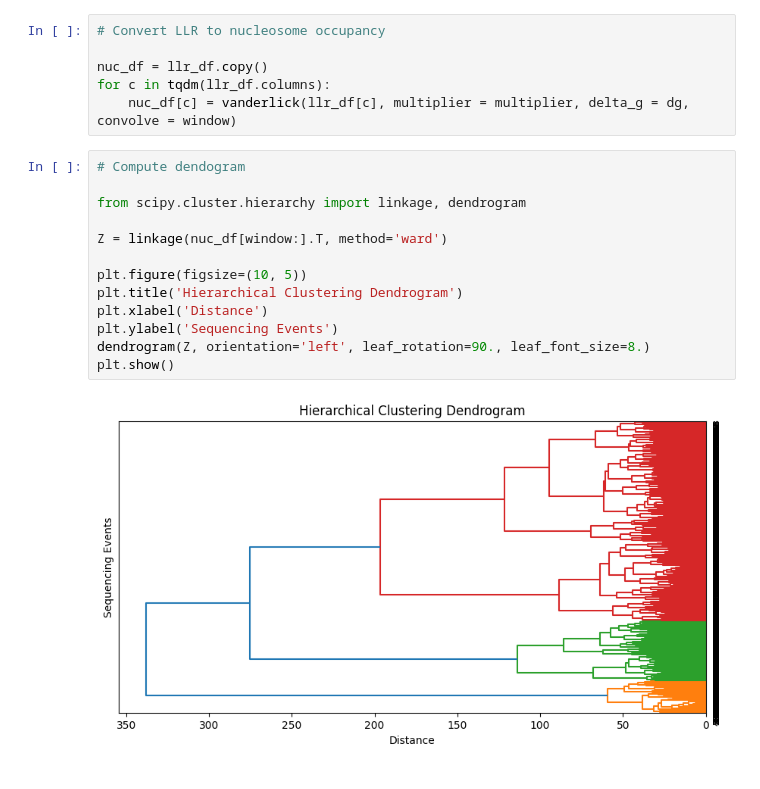
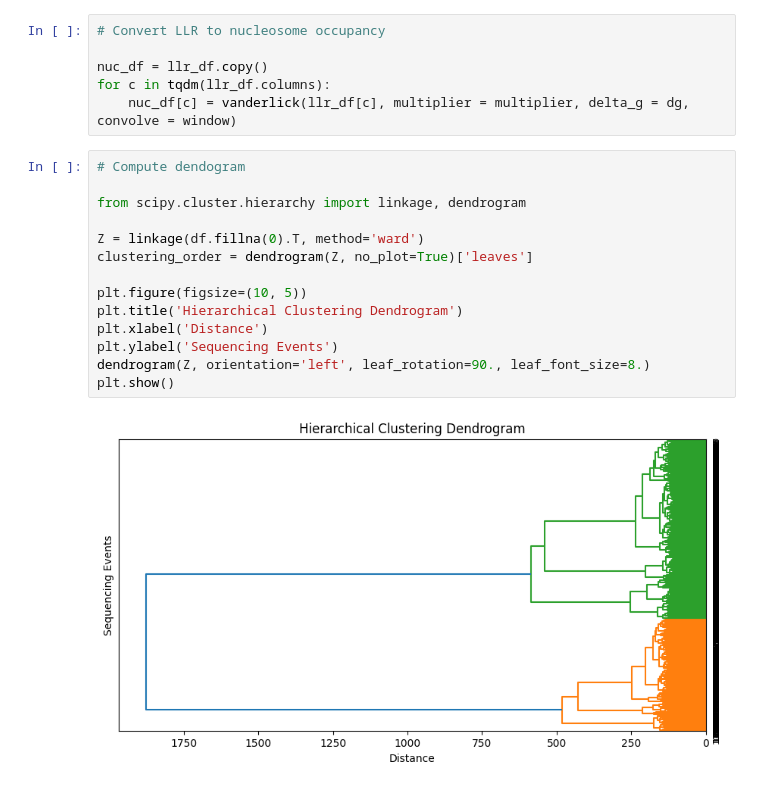
Before and after one commit to JvN2/Nanopore, a Jupyter notebook: Methylation_to_Occupancy.ipynb, the cells around one changed output. Drawn from its saved outputs; the diff is of its cells as text.

```diff
--- a/Methylation_to_Occupancy.ipynb
+++ b/Methylation_to_Occupancy.ipynb
@@ -112,15 +117,16 @@ for c in tqdm(llr_df.columns):
 # %%
 # Compute dendogram
 
 from scipy.cluster.hierarchy import linkage, dendrogram
 
-Z = linkage(nuc_df[window:].T, method='ward')
+Z = linkage(df.fillna(0).T, method='ward')
+clustering_order = dendrogram(Z, no_plot=True)['leaves']
 
 plt.figure(figsize=(10, 5))
 plt.title('Hierarchical Clustering Dendrogram')
 plt.xlabel('Distance')
 plt.ylabel('Sequencing Events')
 dendrogram(Z, orientation='left', leaf_rotation=90., leaf_font_size=8.)
 plt.show()
 # %% [output]
-[figure, old version]
+[figure, new version]
```
Also changed, not shown: parts of 9 cells of this notebook.
